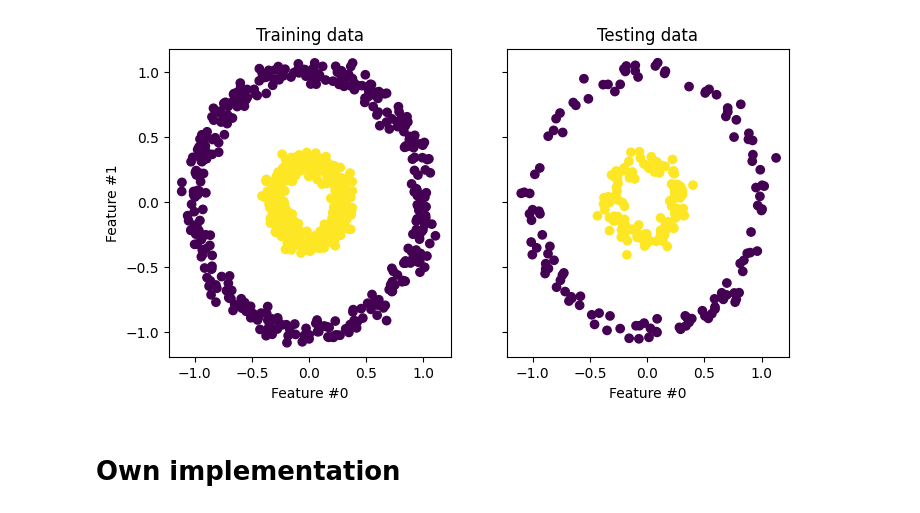
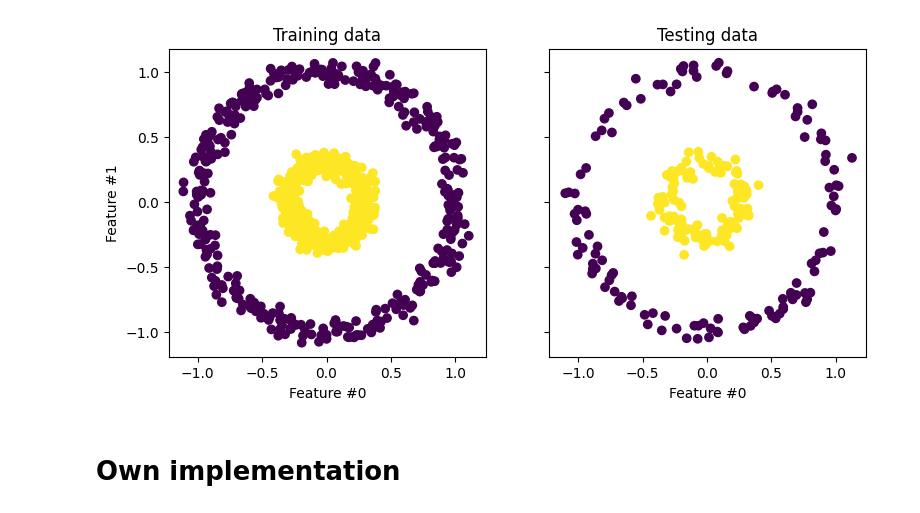
Before and after one commit to abf149/180651final, a Jupyter notebook: kernel_pca.ipynb, the cells around one changed output. Saved outputs shown, nothing was run; the diff lists cells and outputs as text; code cells hidden in the pictures.

```diff
--- a/kernel_pca.ipynb
+++ b/kernel_pca.ipynb
@@ -11,18 +11,18 @@ from sklearn.metrics import mean_squared_error
 X, y = make_circles(n_samples=1_000, factor=0.3, noise=0.05, random_state=0)
 X_train, X_test, y_train, y_test = train_test_split(X, y, stratify=y, random_state=0)
 # %%
-_, (train_ax, test_ax) = plt.subplots(ncols=2, sharex=True, sharey=True, figsize=(8, 4))
+_, (train_ax, test_ax) = plt.subplots(ncols=2, sharex=True, sharey=True, figsize=(9, 4))
 
 train_ax.scatter(X_train[:, 0], X_train[:, 1], c=y_train)
 train_ax.set_ylabel("Feature #1")
 train_ax.set_xlabel("Feature #0")
 train_ax.set_title("Training data")
 
 test_ax.scatter(X_test[:, 0], X_test[:, 1], c=y_test)
 test_ax.set_xlabel("Feature #0")
 _ = test_ax.set_title("Testing data")
 # %% [output]
-[figure, old version]
+[figure, new version]
 # %% [markdown]
 # Own implementation
 # %%
```
Also changed, not shown: parts of 2 cells of this notebook.
